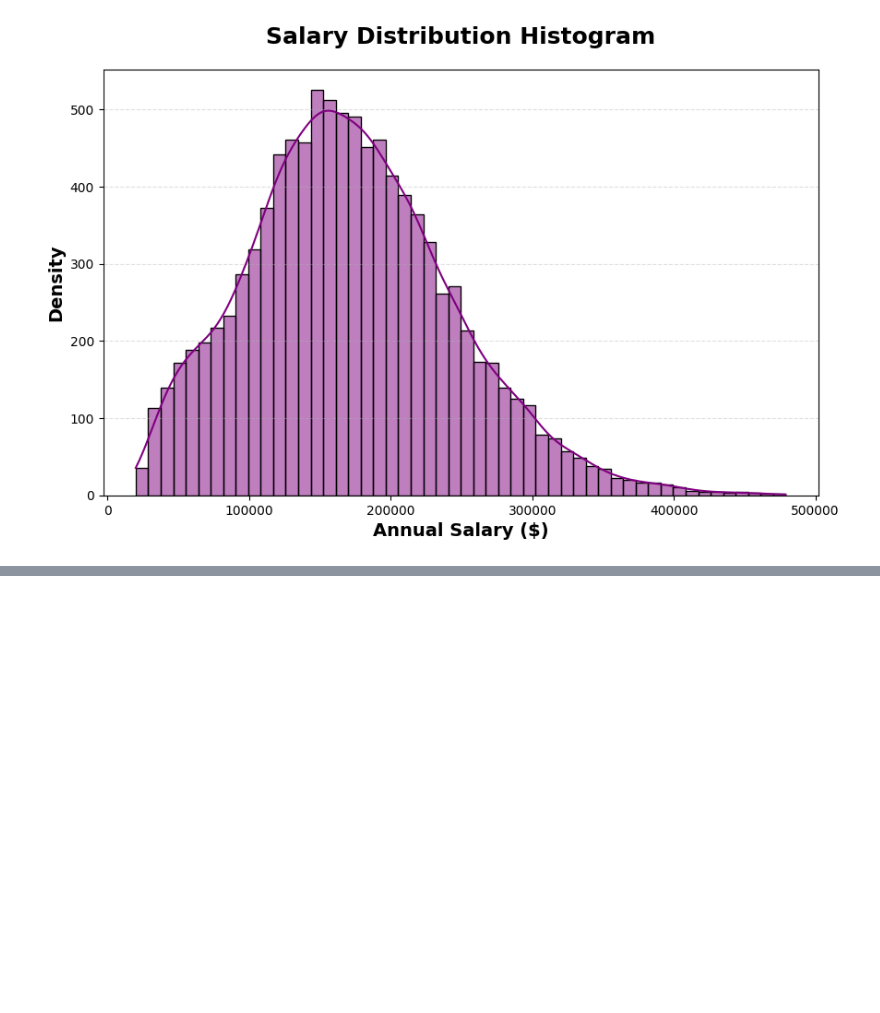
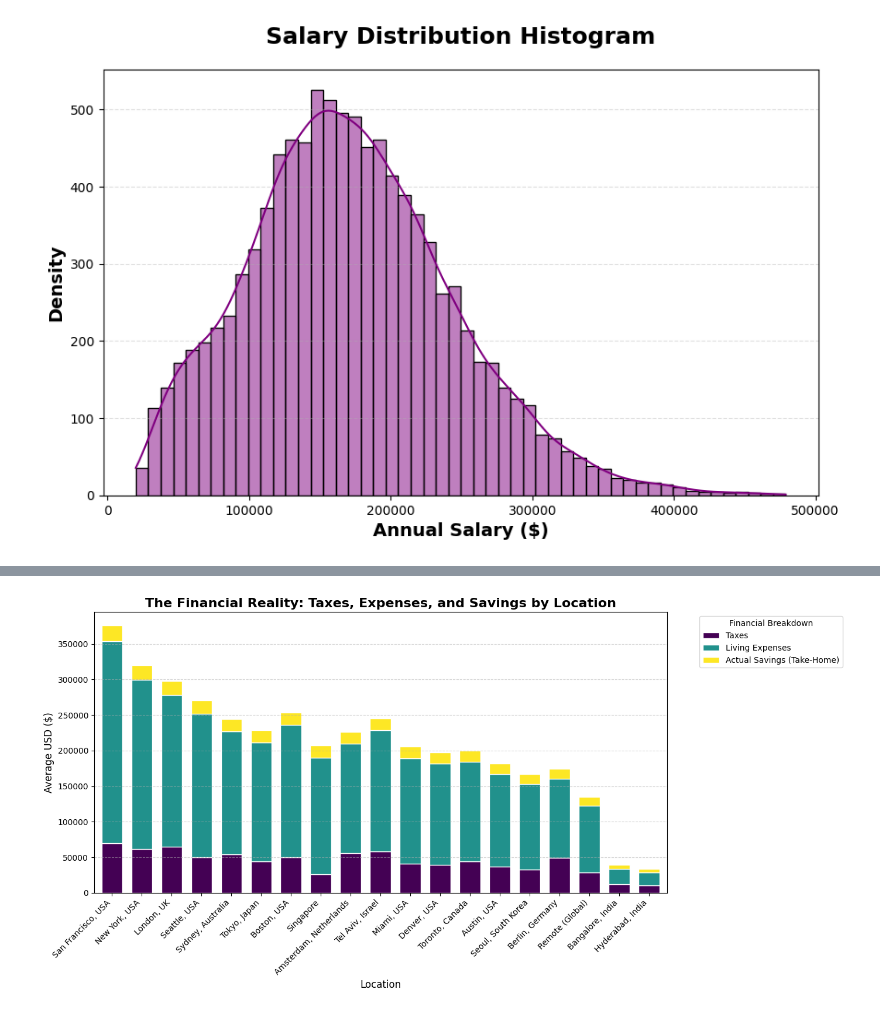
Before and after one commit to yoorax/simplon-data-analyst-training-program-projects, a Jupyter notebook: Week 20 - Fill Rouge Project/EDA_2.ipynb, the cells around one changed output, grey strips where cells are left out. Saved outputs shown, nothing was run; the diff lists cells and outputs as text; code cells hidden in the pictures; blank space fills up the shorter version.

```diff
--- a/Week 20 - Fill Rouge Project/EDA_2.ipynb
+++ b/Week 20 - Fill Rouge Project/EDA_2.ipynb
@@ -312,0 +375,20 @@ plt.show()
+# %%
+# Group financial metrics by location
+finances = df.groupby('location')[['annual_tax_usd', 'annual_total_expenses_usd', 'annual_savings_usd']].mean()
+finances = finances.sort_values('annual_savings_usd', ascending=False)
+
+# Draw Stacked Bar Chart
+ax = finances.plot(kind='bar', stacked=True, figsize=(14, 7), colormap='viridis', edgecolor='white', width=0.7)
+
+plt.title('The Financial Reality: Taxes, Expenses, and Savings by Location', fontsize=16, fontweight='bold')
+plt.xlabel('Location', fontsize=12)
+plt.ylabel('Average USD ($)', fontsize=12)
+plt.xticks(rotation=45, ha='right')
+
+# Clean up legend
+plt.legend(['Taxes', 'Living Expenses', 'Actual Savings (Take-Home)'], title='Financial Breakdown', bbox_to_anchor=(1.05, 1), loc='upper left')
+plt.grid(axis='y', linestyle='--', alpha=0.5)
+plt.tight_layout()
+plt.show()
+# %% [output]
+[figure, added]
```
Also changed, not shown: parts of 9 cells of this notebook, 1 other file.
